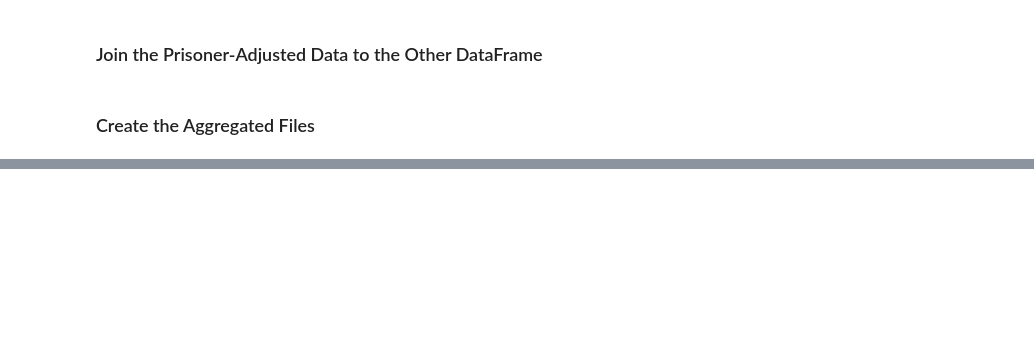
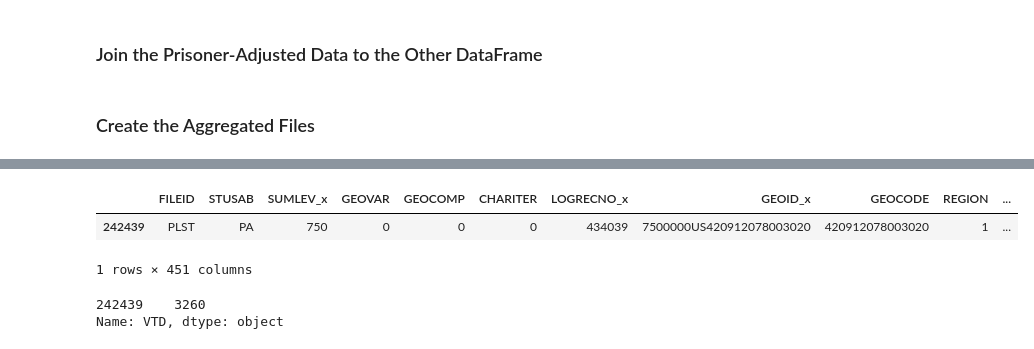
Before and after one commit to nonpartisan-redistricting-datahub/Case_Study_Spotlight, a Jupyter notebook: Spotlight_PA_Notebook.ipynb, the cells around one changed output, grey strips where cells are left out. Saved outputs shown, nothing was run; the diff lists cells and outputs as text; code cells hidden in the pictures; blank space fills up the shorter version.

```diff
--- a/Spotlight_PA_Notebook.ipynb
+++ b/Spotlight_PA_Notebook.ipynb
@@ -401,0 +445,13 @@ new_sldu = add_needed_columns(new_sldu)
+# %%
+# Take a look at the block in the original PL file
+pa_pl_census[pa_pl_census["GEOID20"].str.contains('420912078003020')]
+# %% [output]
+|  | FILEID | STUSAB | SUMLEV_x | GEOVAR | GEOCOMP | CHARITER | LOGRECNO_x | GEOID_x | GEOCODE | REGION | ... |
+| 242439 | PLST | PA | 750 | 0 | 0 | 0 | 434039 | 7500000US420912078003020 | 420912078003020 | 1 | ... |
+1 rows × 451 columns
+# %%
+# Note that there is just one VTD value here
+pa_pl_census[pa_pl_census["GEOID20"].str.contains('420912078003020')]["VTD"]
+# %% [output]
+242439    3260
+Name: VTD, dtype: object
```
Also changed, not shown: parts of 15 cells of this notebook.
